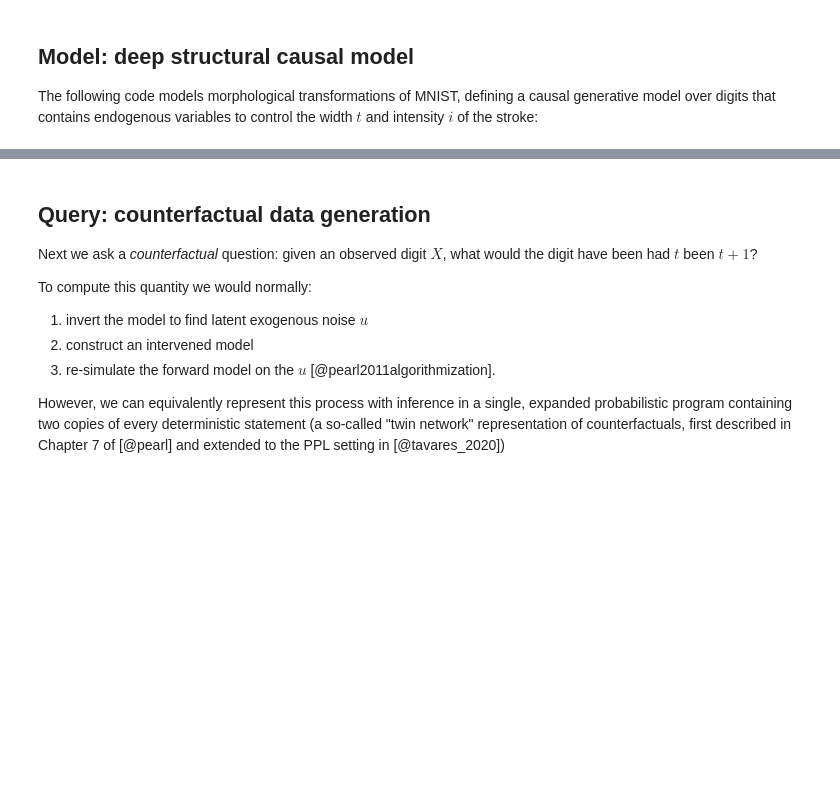
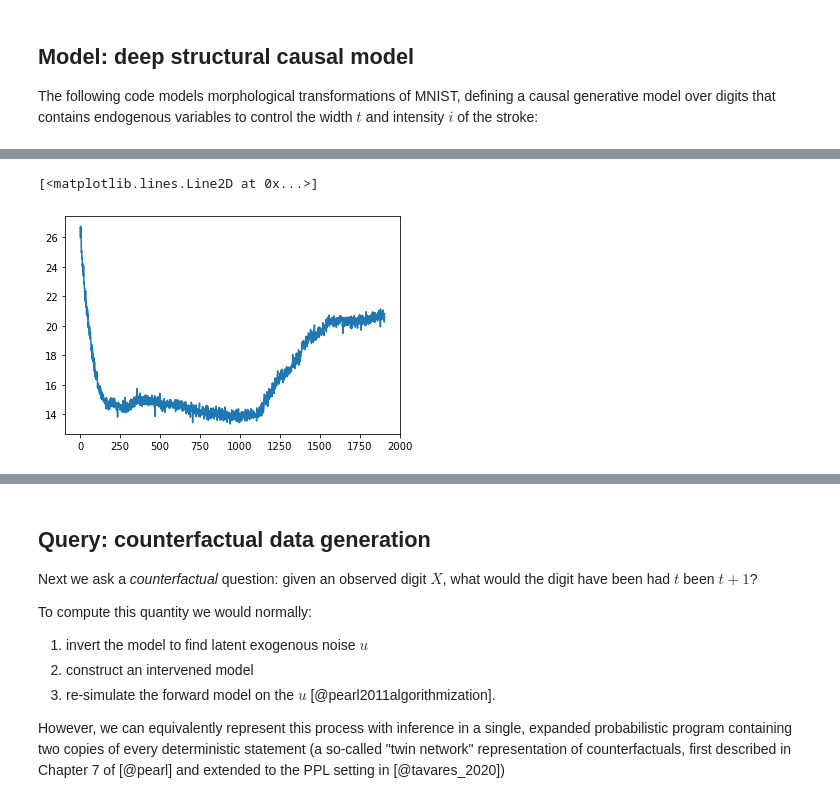
Before and after one commit to BasisResearch/chirho, a Jupyter notebook: docs/source/deepscm.ipynb, the cells around one changed output, grey strips where cells are left out. Saved outputs shown, nothing was run; the diff lists cells and outputs as text; code cells hidden in the pictures; blank space fills up the shorter version.

```diff
--- a/docs/source/deepscm.ipynb
+++ b/docs/source/deepscm.ipynb
@@ -125,9 +112,3 @@ plt.axis('off')
-# %%
-images = skimage.measure.block_reduce(raw_images, block_size=(1, 2, 2))
-images = torch.tensor(images, dtype=torch.float32, device=curr_device)
-im_size = images.shape[1]
-# im_size = torch.tensor(im_size)
-im_size
 # %%
 fig = plt.figure()
 rows = 2
@@ -538,0 +442,37 @@ for j in range(num_iterations):
+# %%
+pyro.clear_param_store()
+
+lr_decay = 0.95
+initial_lr = 1e-5
+adam_params = {"lr": initial_lr} #, "betas": (0.95, 0.999)}
+batch_size = 256
+num_epochs = 100
+
+dataloader = DataLoader(
+    torch.utils.data.TensorDataset(
+        thickness[..., None].detach(),
+        intensity[..., None].detach(),
+        images.reshape(-1, images.shape[-1] ** 2).detach(),
+    ),
+    batch_size=batch_size,
+    shuffle=True
+)
+
+guide = pyro.infer.autoguide.AutoDelta(conditioned_model)
+elbo = pyro.infer.Trace_ELBO()(conditioned_model, guide)
+optimizer = torch.optim.Adam(elbo.parameters(), **adam_params)
+scheduler = torch.optim.lr_scheduler.ExponentialLR(optimizer, lr_decay)
+
+#elbo = torch.jit.trace(elbo, next(iter(dataloader)))
+
+losses = []
+for j in range(num_epochs):
+    for i, (t_obs, i_obs, x_obs) in enumerate(dataloader):
+        optimizer.zero_grad()
+        loss = elbo(t_obs, i_obs, x_obs)
+        loss.backward()
+        optimizer.step()
+        losses.append(loss.item())
+        if i % 100 == 0:
+            print(f"Epoch {j}, batch {i}: {losses[-1]}")
+    scheduler.step()
@@ -539,2 +498,5 @@ for j in range(num_iterations):
 # %%
-plt.plot(loss)
+plt.plot(losses)
+# %% [output]
+[<matplotlib.lines.Line2D at 0x...>]
+[figure, added]
```
Also changed, not shown: parts of 24 cells of this notebook.
